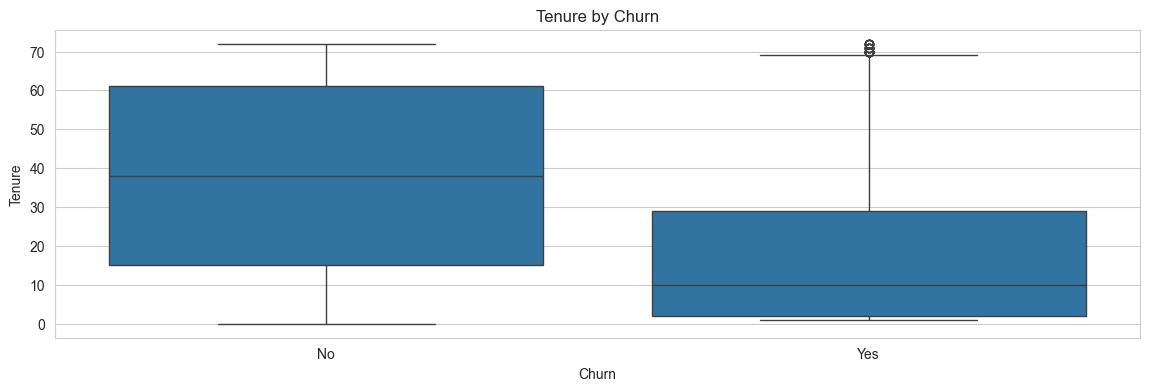
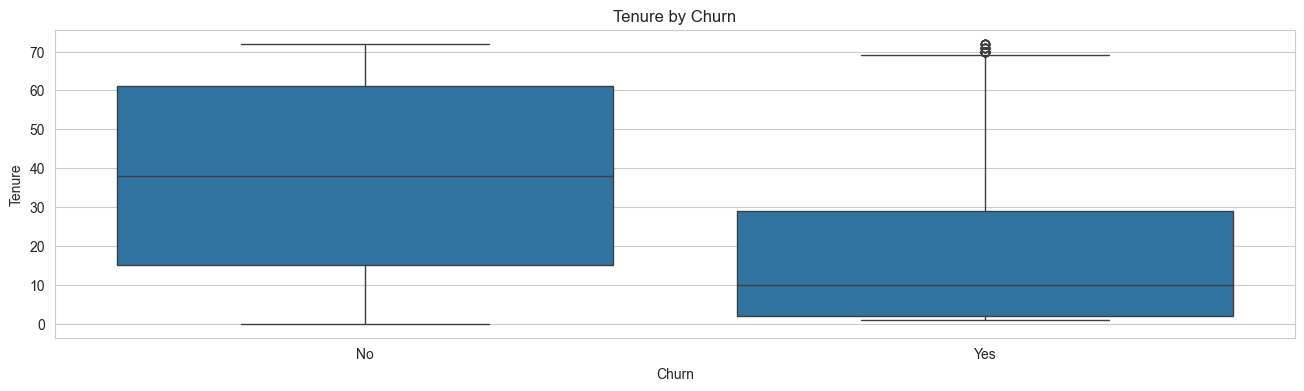
The change to this notebook cell's code, shown as a diff; its figure went from the first image to the second:
--- before
+++ after
@@ -1,3 +1,3 @@
-plt.figure(figsize=(14, 4))
+plt.figure(figsize=(16, 4))
 sns.boxplot(data=df, x="churn", y="tenure")
 plt.title("Tenure by Churn")

Commit: Plot width of all plots were changed from 12 to 16